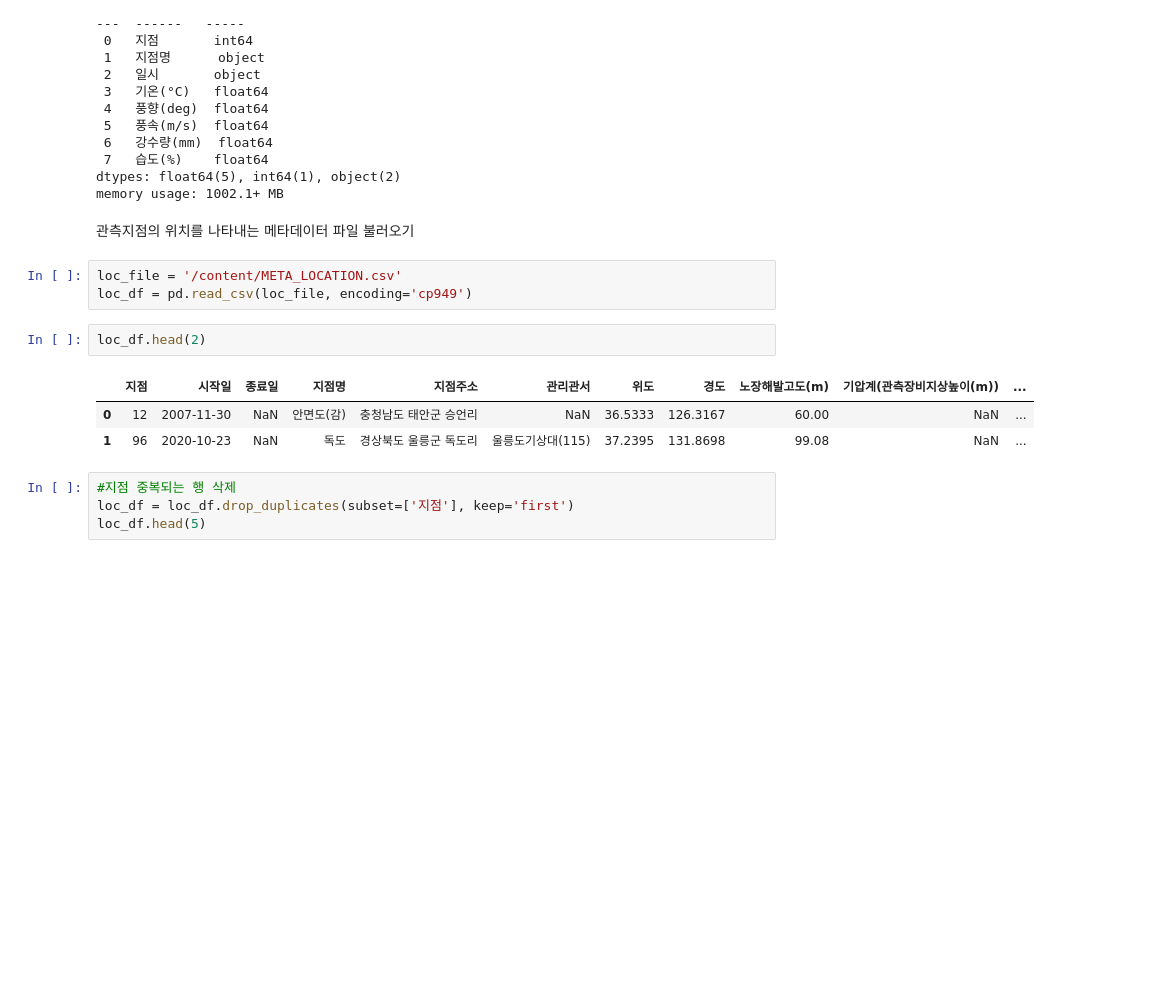
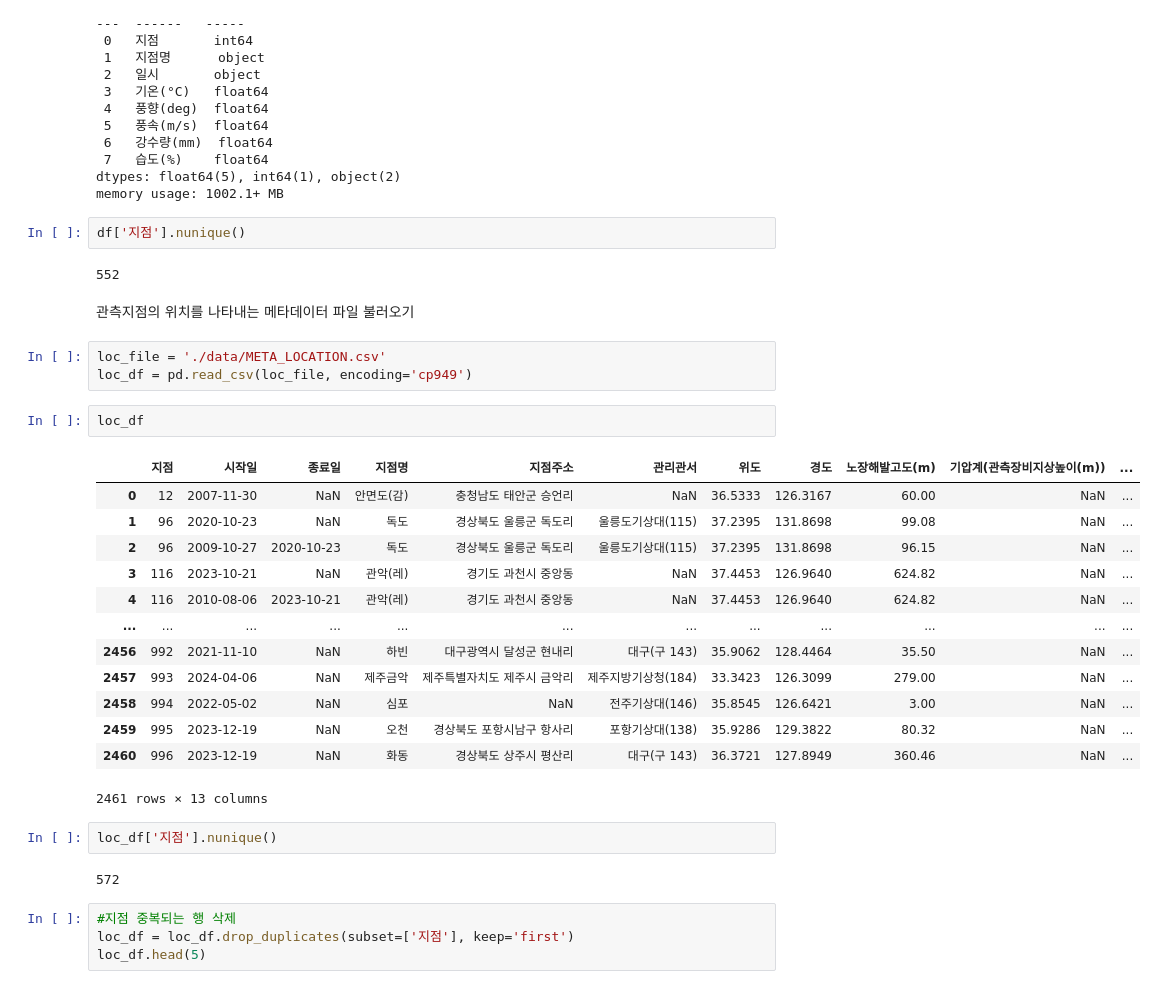
Before and after one commit to stripe2933/20251R0136COSE47101, a Jupyter notebook: 2022320069/기상데이터처리.ipynb, the cells around one changed output. Saved outputs shown, nothing was run; the diff lists cells and outputs as text; blank space fills up the shorter version.

```diff
--- a/2022320069/기상데이터처리.ipynb
+++ b/2022320069/기상데이터처리.ipynb
@@ -79,17 +90,35 @@ Data columns (total 8 columns):
  7   습도(%)    float64
 dtypes: float64(5), int64(1), object(2)
 memory usage: 1002.1+ MB
+# %%
+df['지점'].nunique()
+# %% [output]
+552
 # %% [markdown]
 관측지점의 위치를 나타내는 메타데이터 파일 불러오기
 # %%
-loc_file = '/content/META_LOCATION.csv'
+loc_file = './data/META_LOCATION.csv'
 loc_df = pd.read_csv(loc_file, encoding='cp949')
 # %%
-loc_df.head(2)
+loc_df
 # %% [output]
 |  | 지점 | 시작일 | 종료일 | 지점명 | 지점주소 | 관리관서 | 위도 | 경도 | 노장해발고도(m) | 기압계(관측장비지상높이(m)) | ... |
 | 0 | 12 | 2007-11-30 | NaN | 안면도(감) | 충청남도 태안군 승언리 | NaN | 36.5333 | 126.3167 | 60.00 | NaN | ... |
 | 1 | 96 | 2020-10-23 | NaN | 독도 | 경상북도 울릉군 독도리 | 울릉도기상대(115) | 37.2395 | 131.8698 | 99.08 | NaN | ... |
+| 2 | 96 | 2009-10-27 | 2020-10-23 | 독도 | 경상북도 울릉군 독도리 | 울릉도기상대(115) | 37.2395 | 131.8698 | 96.15 | NaN | ... |
+| 3 | 116 | 2023-10-21 | NaN | 관악(레) | 경기도 과천시 중앙동 | NaN | 37.4453 | 126.9640 | 624.82 | NaN | ... |
+| 4 | 116 | 2010-08-06 | 2023-10-21 | 관악(레) | 경기도 과천시 중앙동 | NaN | 37.4453 | 126.9640 | 624.82 | NaN | ... |
+| ... | ... | ... | ... | ... | ... | ... | ... | ... | ... | ... | ... |
+| 2456 | 992 | 2021-11-10 | NaN | 하빈 | 대구광역시 달성군 현내리 | 대구(구 143) | 35.9062 | 128.4464 | 35.50 | NaN | ... |
+| 2457 | 993 | 2024-04-06 | NaN | 제주금악 | 제주특별자치도 제주시 금악리 | 제주지방기상청(184) | 33.3423 | 126.3099 | 279.00 | NaN | ... |
+| 2458 | 994 | 2022-05-02 | NaN | 심포 | NaN | 전주기상대(146) | 35.8545 | 126.6421 | 3.00 | NaN | ... |
+| 2459 | 995 | 2023-12-19 | NaN | 오천 | 경상북도 포항시남구 항사리 | 포항기상대(138) | 35.9286 | 129.3822 | 80.32 | NaN | ... |
+| 2460 | 996 | 2023-12-19 | NaN | 화동 | 경상북도 상주시 평산리 | 대구(구 143) | 36.3721 | 127.8949 | 360.46 | NaN | ... |
+2461 rows × 13 columns
+# %%
+loc_df['지점'].nunique()
+# %% [output]
+572
 # %%
 #지점 중복되는 행 삭제
 loc_df = loc_df.drop_duplicates(subset=['지점'], keep='first')
```
Also changed, not shown: parts of 15 cells of this notebook, 9 other files.
